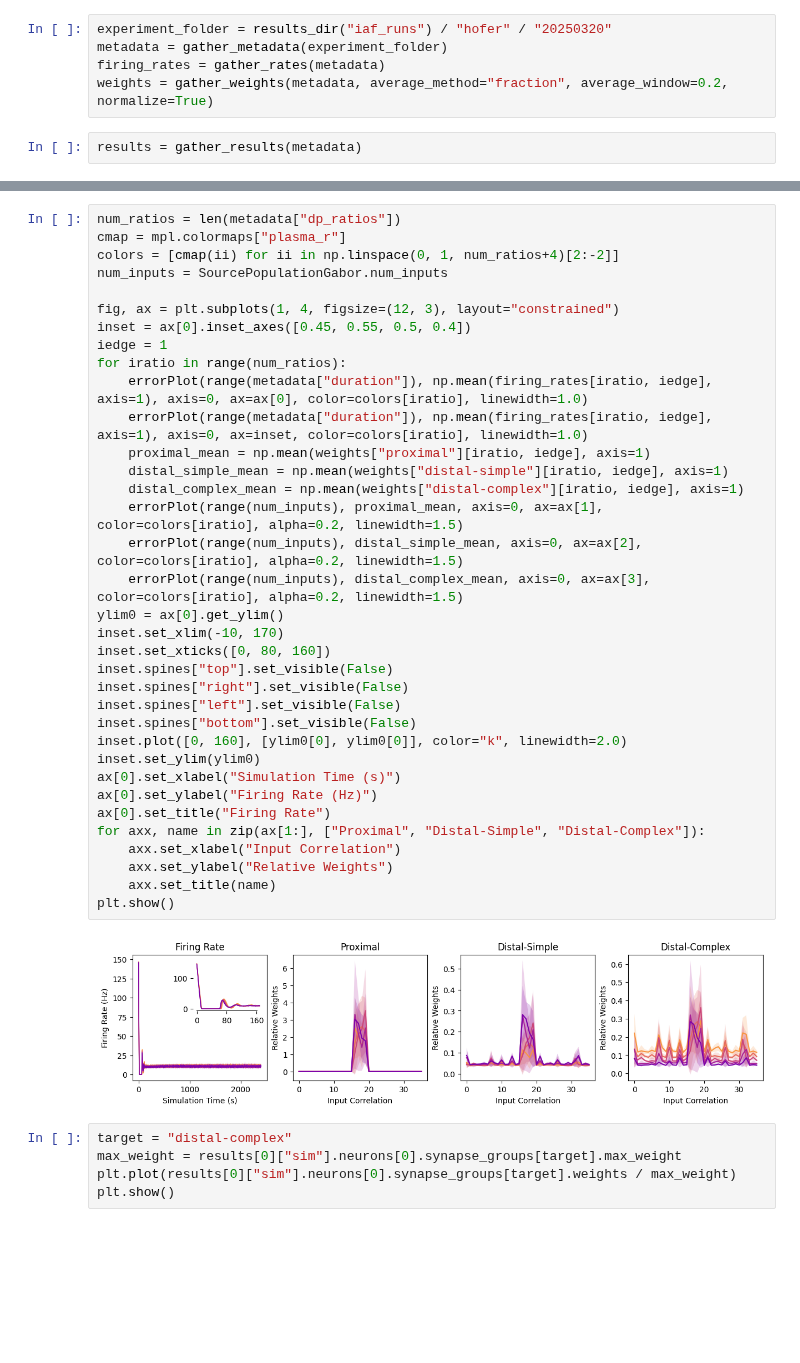
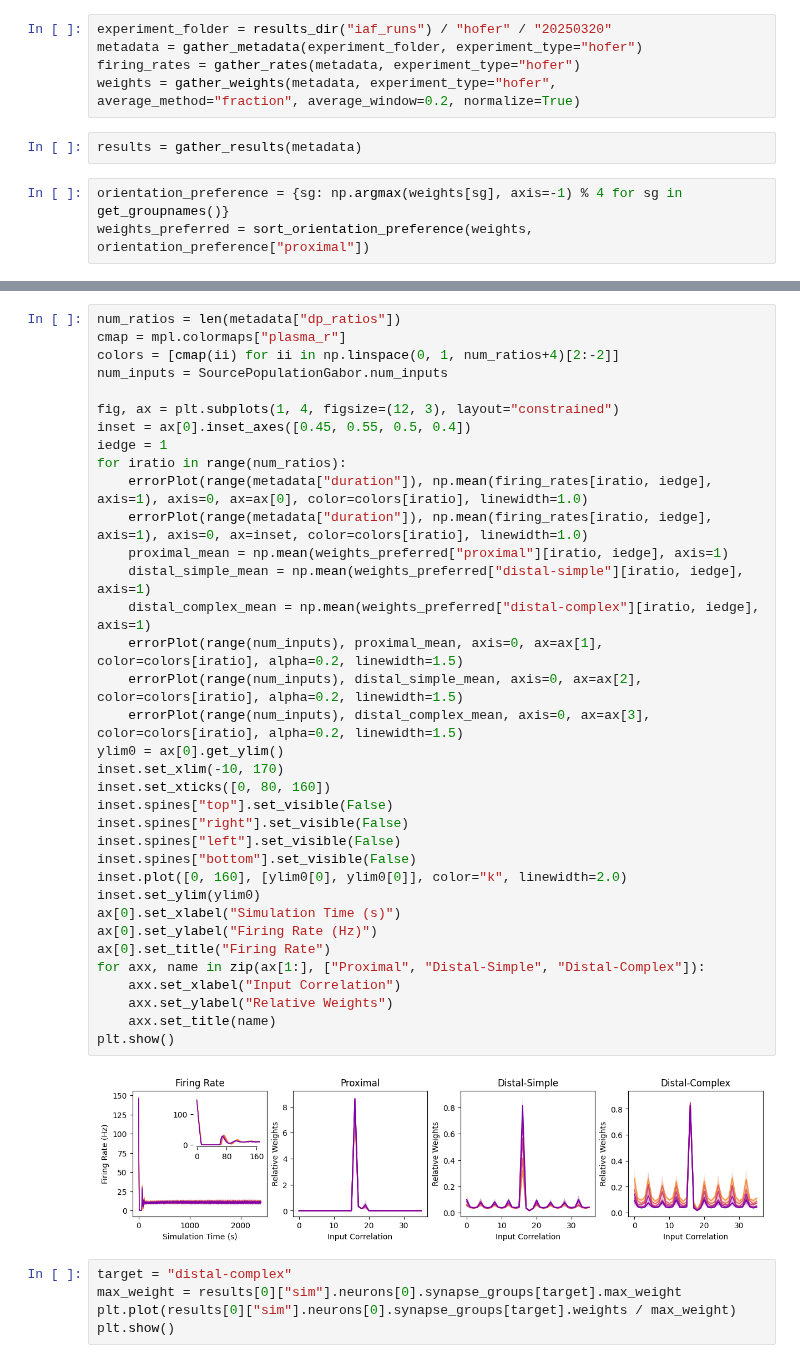
Before and after one commit to landoskape/plasticity-modeling, a Jupyter notebook: notebooks/iaf_hofer.ipynb, the cells around one changed output, grey strips where cells are left out. Drawn from its saved outputs; the diff is of its cells as text; blank space fills up the shorter version.

```diff
--- a/notebooks/iaf_hofer.ipynb
+++ b/notebooks/iaf_hofer.ipynb
@@ -108,7 +21,10 @@ def gather_weights(metadata, average_method: str = "fraction", average_window: i
 # %%
 experiment_folder = results_dir("iaf_runs") / "hofer" / "20250320"
-metadata = gather_metadata(experiment_folder)
-firing_rates = gather_rates(metadata)
-weights = gather_weights(metadata, average_method="fraction", average_window=0.2, normalize=True)
+metadata = gather_metadata(experiment_folder, experiment_type="hofer")
+firing_rates = gather_rates(metadata, experiment_type="hofer")
+weights = gather_weights(metadata, experiment_type="hofer", average_method="fraction", average_window=0.2, normalize=True)
 # %%
 results = gather_results(metadata)
+# %%
+orientation_preference = {sg: np.argmax(weights[sg], axis=-1) % 4 for sg in get_groupnames()}
+weights_preferred = sort_orientation_preference(weights, orientation_preference["proximal"])
@@ -118,37 +98,37 @@ cmap = mpl.colormaps["plasma_r"]
 colors = [cmap(ii) for ii in np.linspace(0, 1, num_ratios+4)[2:-2]]
 num_inputs = SourcePopulationGabor.num_inputs
 
 fig, ax = plt.subplots(1, 4, figsize=(12, 3), layout="constrained")
 inset = ax[0].inset_axes([0.45, 0.55, 0.5, 0.4])
 iedge = 1
 for iratio in range(num_ratios):
     errorPlot(range(metadata["duration"]), np.mean(firing_rates[iratio, iedge], axis=1), axis=0, ax=ax[0], color=colors[iratio], linewidth=1.0)
     errorPlot(range(metadata["duration"]), np.mean(firing_rates[iratio, iedge], axis=1), axis=0, ax=inset, color=colors[iratio], linewidth=1.0)
-    proximal_mean = np.mean(weights["proximal"][iratio, iedge], axis=1)
-    distal_simple_mean = np.mean(weights["distal-simple"][iratio, iedge], axis=1)
-    distal_complex_mean = np.mean(weights["distal-complex"][iratio, iedge], axis=1)
+    proximal_mean = np.mean(weights_preferred["proximal"][iratio, iedge], axis=1)
+    distal_simple_mean = np.mean(weights_preferred["distal-simple"][iratio, iedge], axis=1)
+    distal_complex_mean = np.mean(weights_preferred["distal-complex"][iratio, iedge], axis=1)
     errorPlot(range(num_inputs), proximal_mean, axis=0, ax=ax[1], color=colors[iratio], alpha=0.2, linewidth=1.5)
     errorPlot(range(num_inputs), distal_simple_mean, axis=0, ax=ax[2], color=colors[iratio], alpha=0.2, linewidth=1.5)
     errorPlot(range(num_inputs), distal_complex_mean, axis=0, ax=ax[3], color=colors[iratio], alpha=0.2, linewidth=1.5)
 ylim0 = ax[0].get_ylim()
 inset.set_xlim(-10, 170)
 inset.set_xticks([0, 80, 160])
 inset.spines["top"].set_visible(False)
 inset.spines["right"].set_visible(False)
 inset.spines["left"].set_visible(False)
 inset.spines["bottom"].set_visible(False)
 inset.plot([0, 160], [ylim0[0], ylim0[0]], color="k", linewidth=2.0)
 inset.set_ylim(ylim0)
 ax[0].set_xlabel("Simulation Time (s)")
 ax[0].set_ylabel("Firing Rate (Hz)")
 ax[0].set_title("Firing Rate")
 for axx, name in zip(ax[1:], ["Proximal", "Distal-Simple", "Distal-Complex"]):
     axx.set_xlabel("Input Correlation")
     axx.set_ylabel("Relative Weights")
     axx.set_title(name)
 plt.show()
 # %% [output]
-[figure, old version]
+[figure, new version]
 # %%
 target = "distal-complex"
 max_weight = results[0]["sim"].neurons[0].synapse_groups[target].max_weight
```
Also changed, not shown: parts of 4 cells of this notebook, 2 other files.
